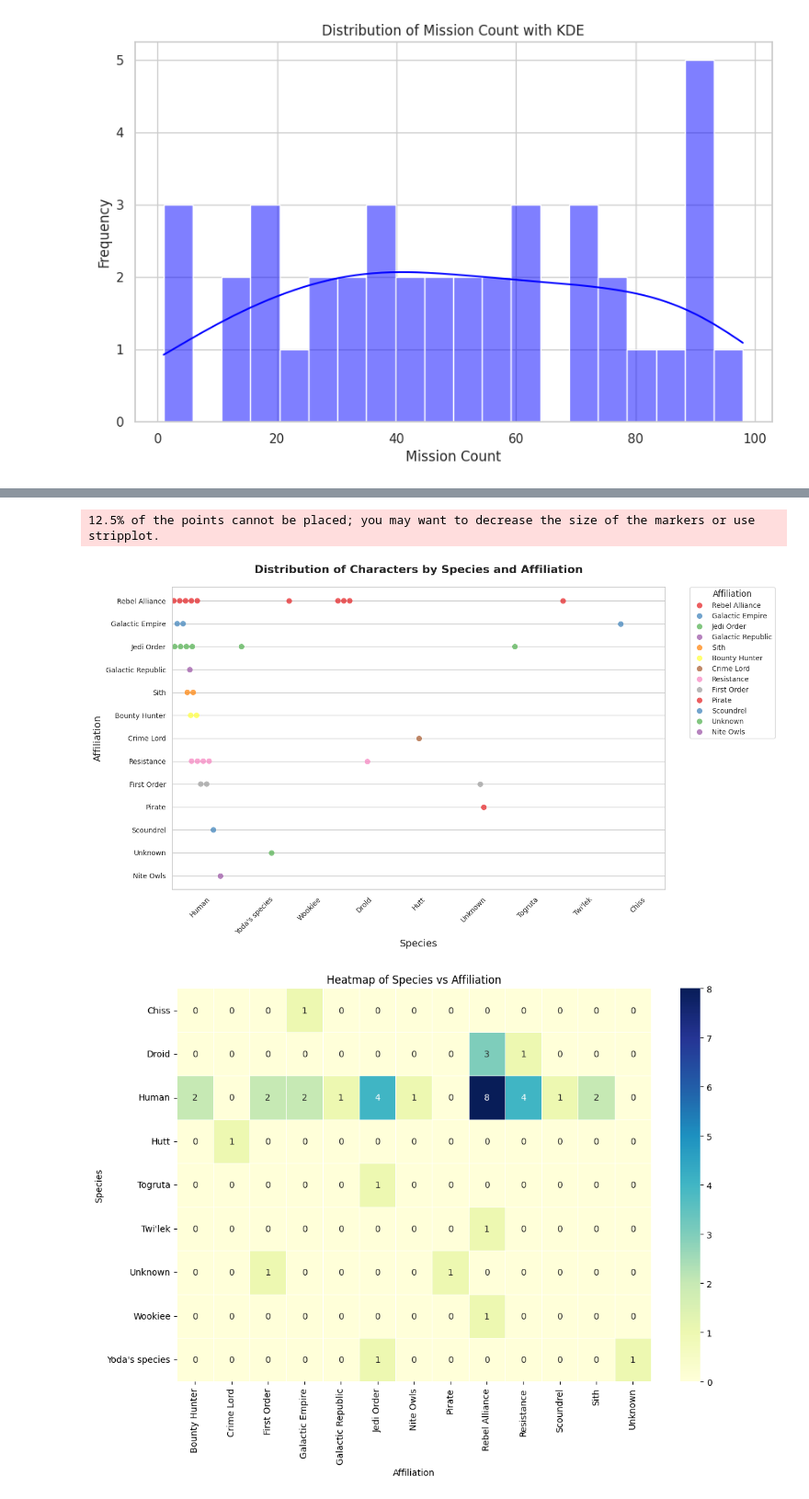
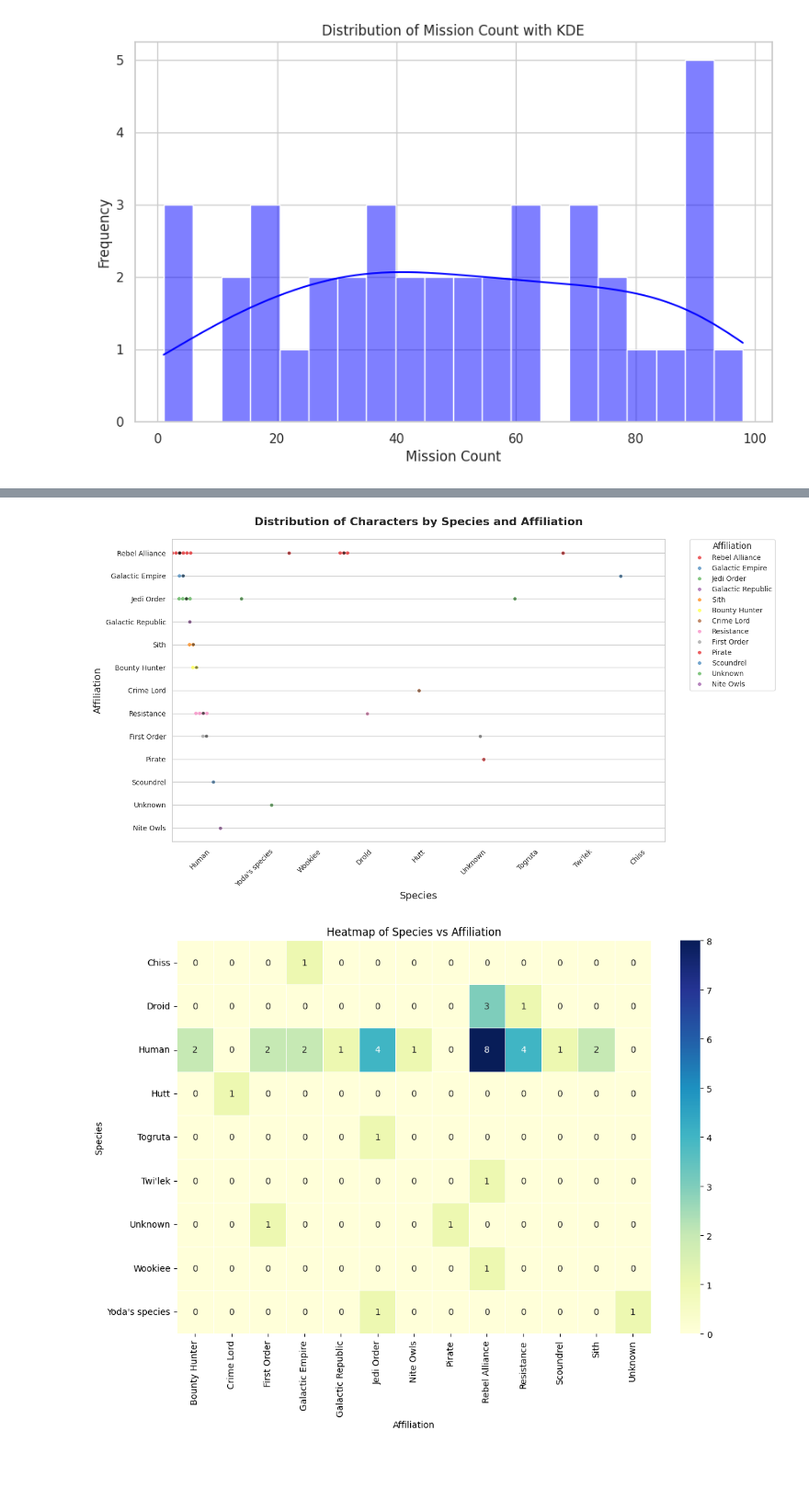
Before and after one commit to nathadriele/star-wars-data-visualization, a Jupyter notebook: notebooks/starwars_data_visualization.ipynb, the cells around one changed output, grey strips where cells are left out. Shown at 92% size. Saved outputs shown, nothing was run; the diff lists cells and outputs as text; code cells hidden in the pictures; blank space fills up the shorter version.

Commit message:
swarm plot update

```diff
--- a/notebooks/starwars_data_visualization.ipynb
+++ b/notebooks/starwars_data_visualization.ipynb
@@ -96,22 +96,47 @@ fig.show()
 # %%
 # 4. Swarm Plot - Distribuição de Personagens por Espécie e Afiliação
 
+sns.set(style="whitegrid")
+
 plt.figure(figsize=(14, 8))
-sns.swarmplot(data=df, x='Species', y='Affiliation', hue='Affiliation', palette='Set1', size=8, dodge=True, alpha=0.7)
+
+sns.swarmplot(
+    data=df,
+    x='Species',
+    y='Affiliation',
+    hue='Affiliation',
+    palette='Set1',
+    size=5,
+    dodge=True,
+    alpha=0.7
+)
+
+sns.stripplot(
+    data=df,
+    x='Species',
+    y='Affiliation',
+    hue='Affiliation',
+    palette='dark:.3',
+    size=4,
+    dodge=True,
+    jitter=True,
+    alpha=0.4
+)
 
 plt.xlabel('Species', fontsize=14)
 plt.ylabel('Affiliation', fontsize=14)
 plt.title('Distribution of Characters by Species and Affiliation', fontsize=16, weight='bold', pad=20)
 plt.xticks(rotation=45, fontsize=10)
 plt.yticks(fontsize=10)
 
-plt.legend(title='Affiliation', bbox_to_anchor=(1.05, 1), loc='upper left', borderaxespad=0., fontsize=10)
+handles, labels = plt.gca().get_legend_handles_labels()
+n = len(df['Affiliation'].unique())
+plt.legend(handles[:n], labels[:n], title='Affiliation', bbox_to_anchor=(1.05, 1), loc='upper left', borderaxespad=0., fontsize=10)
 
 plt.tight_layout()
 plt.show()
 # %% [output]
-12.5% of the points cannot be placed; you may want to decrease the size of the markers or use stripplot.
-[figure, old version]
+[figure, new version]
 # %%
 # 5. Heatmap - Relação entre Espécies e Afiliações
 
```
